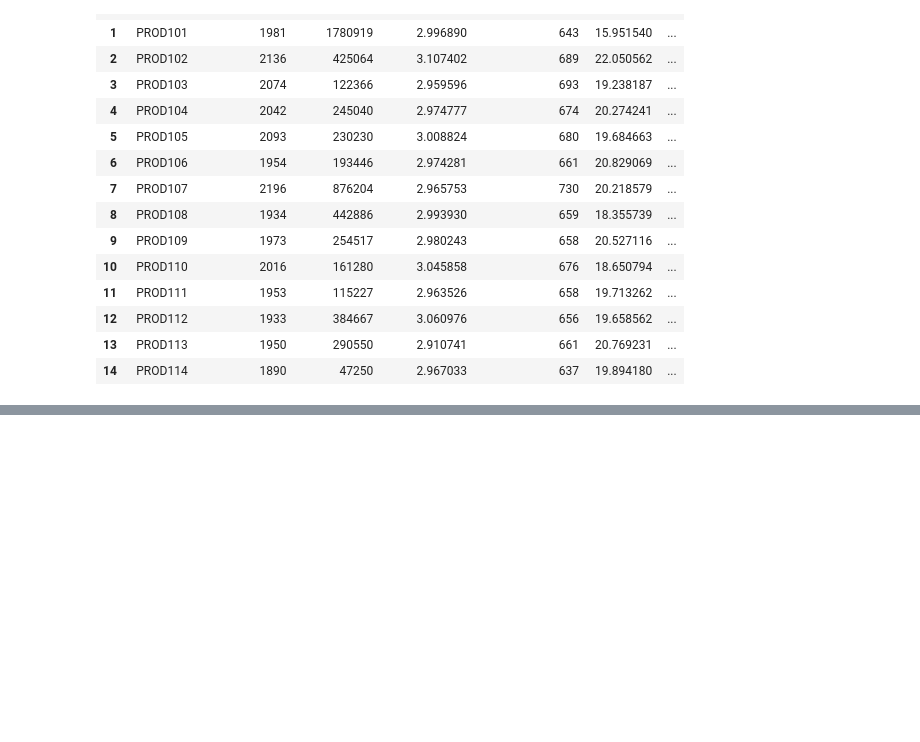
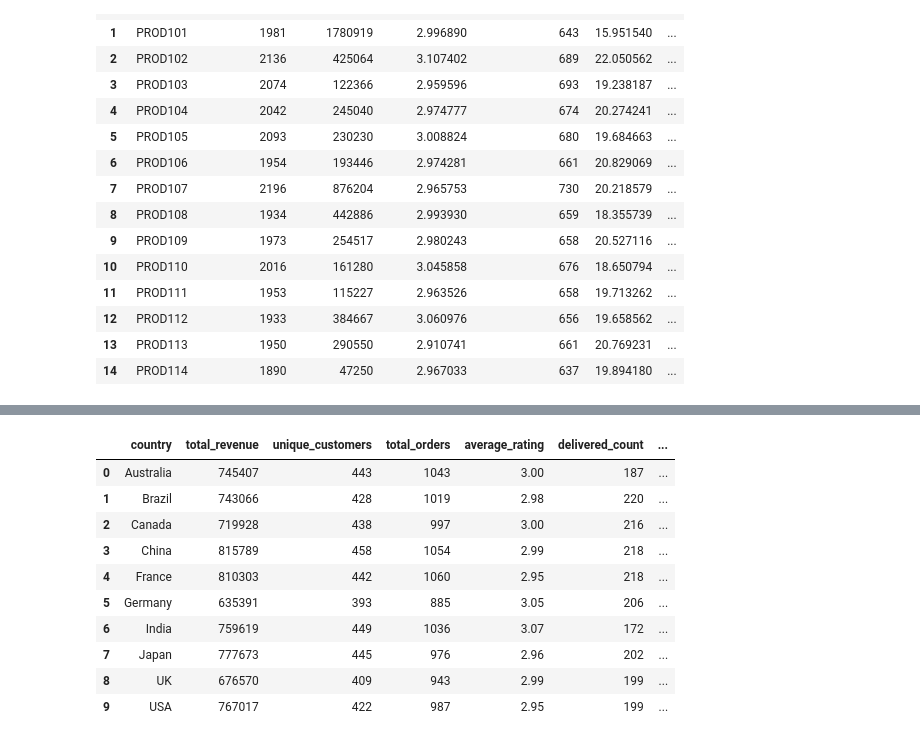
Before and after one commit to r-tavakoli/ai-ml-exercises, a Jupyter notebook: pandas/009_ecommerce_sales.ipynb, the cells around one changed output, grey strips where cells are left out. Saved outputs shown, nothing was run; the diff lists cells and outputs as text; code cells hidden in the pictures; blank space fills up the shorter version.

Commit message:
step 1 of Market Expansion & Country Performance Analysis

```diff
--- a/pandas/009_ecommerce_sales.ipynb
+++ b/pandas/009_ecommerce_sales.ipynb
@@ -487,3 +487,48 @@ For each Growth Market:
 | **Product Recommendations** | Recommend 3 products based on product-category affinity |
 | **Pricing Strategy** | Compare pricing to other markets and suggest optimal pricing |
 | **Customer Acquisition Cost** | Proxy = (Time between signup and first purchase) / Revenue from new customers |
+# %%
+# step 1
+country_metrics = data.groupby(['country']).agg(
+    total_revenue = ('revenue', 'sum'),
+    unique_customers = ('customer_id', 'nunique'),
+    total_orders = ('order_id', 'nunique'),
+    average_rating = ('rating', 'mean'),
+    delivered_count = ('order_status', lambda x: (x=='Delivered').sum()),
+    returned_count = ('order_status', lambda x: (x=='Returned').sum()),
+    cancelled_count = ('order_status', lambda x: (x=='Cancelled').sum()),
+).round(2)
+company_revenue = data['revenue'].sum()
+country_metrics['revenue_percentage'] = (country_metrics['total_revenue'] * 100.0 / company_revenue).round(2)
+
+total_customer_count = data['customer_id'].nunique()
+country_metrics['acquisition_rate'] = (country_metrics['unique_customers'] * 100.0 / total_customer_count).round(2)
+
+country_metrics['aov'] = (country_metrics['total_revenue'] / country_metrics['total_orders']).round(2)
+
+def top_n_most_sold_products(group_data, top_n=3, by='quantity'):
+    total_by_country_and_product = group_data.groupby(['country', 'product_id']).agg(total_ = (by, 'sum')).reset_index()
+    total_by_country_and_product['product_rank'] = total_by_country_and_product.groupby(['country'])['total_'].rank(method='dense', ascending=False)
+    top_n_products = total_by_country_and_product[total_by_country_and_product['product_rank']<=top_n].sort_values(by=['country', 'product_rank'])
+
+    return top_n_products.groupby(['country'])['product_id'].apply(list).reset_index().rename(columns={'product_id': 'most_sold_product_ids'})
+
+country_metrics = country_metrics.merge(top_n_most_sold_products(data), left_on='country', right_on='country')
+
+country_metrics['delivered_pct'] = (country_metrics['delivered_count'] / country_metrics['total_orders'] * 100).round(2)
+country_metrics['returned_pct'] = (country_metrics['returned_count'] / country_metrics['total_orders'] * 100).round(2)
+country_metrics['cancelled_pct'] = (country_metrics['cancelled_count'] / country_metrics['total_orders'] * 100).round(2)
+
+country_metrics
+# %% [output]
+|  | country | total_revenue | unique_customers | total_orders | average_rating | delivered_count | ... |
+| 0 | Australia | 745407 | 443 | 1043 | 3.00 | 187 | ... |
+| 1 | Brazil | 743066 | 428 | 1019 | 2.98 | 220 | ... |
+| 2 | Canada | 719928 | 438 | 997 | 3.00 | 216 | ... |
+| 3 | China | 815789 | 458 | 1054 | 2.99 | 218 | ... |
+| 4 | France | 810303 | 442 | 1060 | 2.95 | 218 | ... |
+| 5 | Germany | 635391 | 393 | 885 | 3.05 | 206 | ... |
+| 6 | India | 759619 | 449 | 1036 | 3.07 | 172 | ... |
+| 7 | Japan | 777673 | 445 | 976 | 2.96 | 202 | ... |
+| 8 | UK | 676570 | 409 | 943 | 2.99 | 199 | ... |
+| 9 | USA | 767017 | 422 | 987 | 2.95 | 199 | ... |
```
Also changed, not shown: parts of 1 cell of this notebook.
